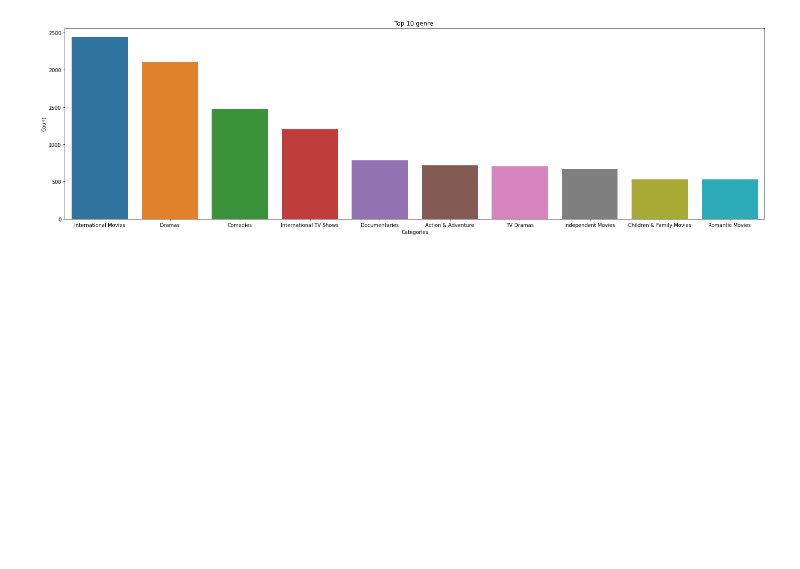
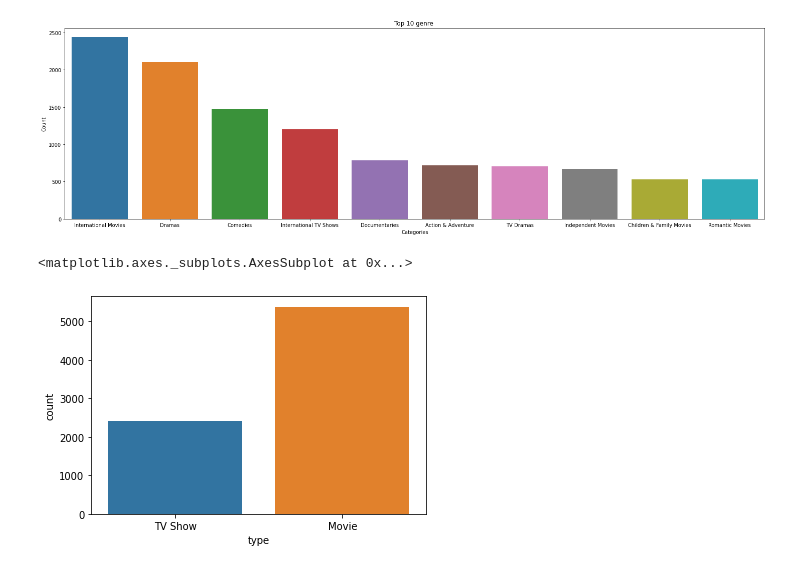
Before and after one commit to SuhasTantri/Netflix-movies-and-tv-shows-clustering, a Jupyter notebook: Raghavendra_and_Suhas_Team_NETFLIX_MOVIES_AND_TV_SHOWS_CLUSTERING.ipynb, the cells around one changed output. Drawn from its saved outputs; the diff is of its cells as text; code cells hidden in the pictures; blank space fills up the shorter version.

```diff
--- a/Raghavendra_and_Suhas_Team_NETFLIX_MOVIES_AND_TV_SHOWS_CLUSTERING.ipynb
+++ b/Raghavendra_and_Suhas_Team_NETFLIX_MOVIES_AND_TV_SHOWS_CLUSTERING.ipynb
@@ -54,7 +54,7 @@ drive.mount('/content/drive')
 # %% [output]
 Drive already mounted at /content/drive; to attempt to forcibly remount, call drive.mount("/content/drive", force_remount=True).
 # %%
-df=pd.read_csv('/content/drive/MyDrive/Topic Modelling BBC Capstone Project/NETFLIX MOVIES AND TV SHOWS CLUSTERING.csv')
+df=pd.read_csv('/content/drive/MyDrive/Netflix Clustering Capstone Project/NETFLIX MOVIES AND TV SHOWS CLUSTERING.csv')
 df.head(5)
 # %% [output]
 |  | show_id | type | title | director | cast | country | date_added | release_year | rating | duration | ... |
@@ -153,3 +150,8 @@ plt.title('Top 10 genre ')
 # %% [output]
 Text(0.5, 1.0, 'Top 10 genre ')
 [figure]
+# %%
+sns.countplot(x='type',data=df)
+# %% [output]
+<matplotlib.axes._subplots.AxesSubplot at 0x...>
+[figure, added]
```
Also changed, not shown: parts of 13 cells of this notebook.
